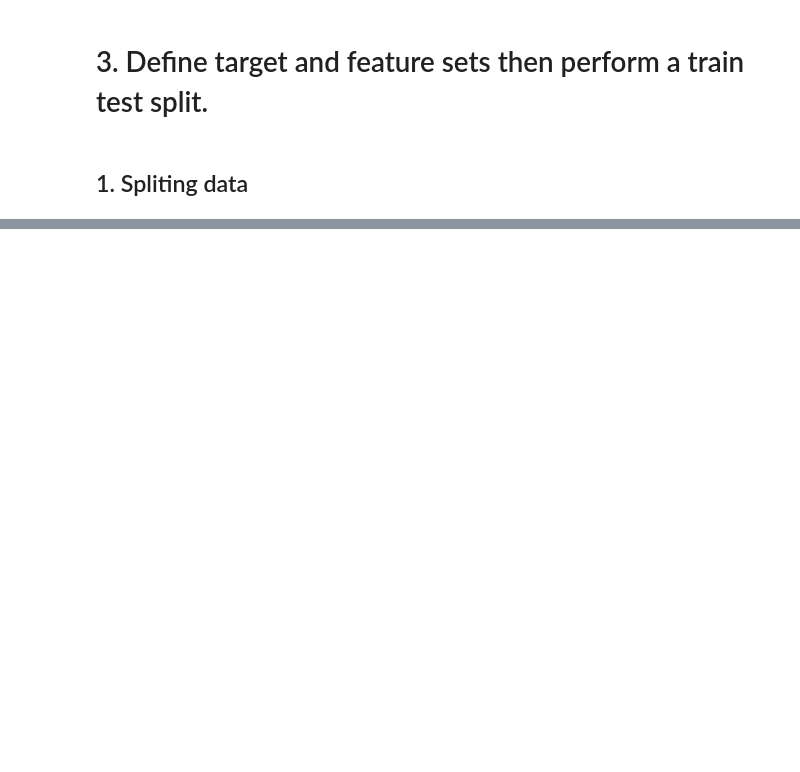
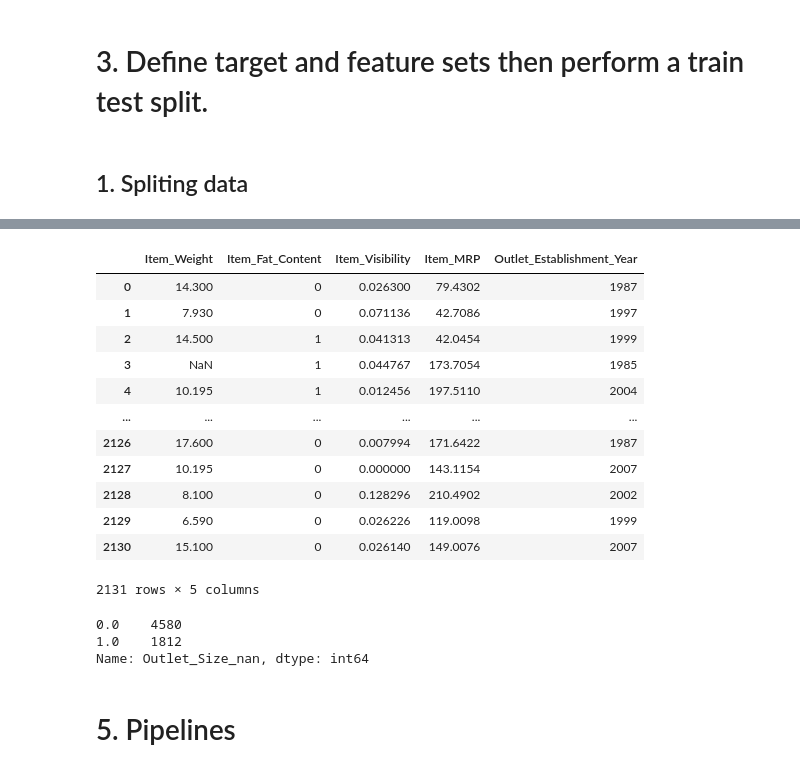
Before and after one commit to LuccasBracci/Sales-Predictions, a Jupyter notebook: Sales_Predictions_Modeling.ipynb, the cells around one changed output, grey strips where cells are left out. Drawn from its saved outputs; the diff is of its cells as text; code cells hidden in the pictures; blank space fills up the shorter version.

```diff
--- a/Sales_Predictions_Modeling.ipynb
+++ b/Sales_Predictions_Modeling.ipynb
@@ -165,7 +156,3 @@ SimpleImputer()
-# %%
-X_train.loc[:, num_columns] = mean_imputer.transform(X_train[num_columns])
-
-X_test.loc[:, num_columns] = mean_imputer.transform(X_test[num_columns])
 # %%
 X_train.isna().any()
 # %% [output]
@@ -196,0 +218,3 @@ dtype: bool
+# %%
+preprocessor = make_column_transformer(num_tuple, cat_tuple)
+preprocessor
@@ -237,0 +310,31 @@ X_train_df
+# %%
+# isolate the numeric columns
+train_nums = X_train[num_selector(X_train)].reset_index(drop=True)
+test_nums = X_test[num_selector(X_test)].reset_index(drop=True)
+
+test_nums
+# %% [output]
+|  | Item_Weight | Item_Fat_Content | Item_Visibility | Item_MRP | Outlet_Establishment_Year |
+| 0 | 14.300 | 0 | 0.026300 | 79.4302 | 1987 |
+| 1 | 7.930 | 0 | 0.071136 | 42.7086 | 1997 |
+| 2 | 14.500 | 1 | 0.041313 | 42.0454 | 1999 |
+| 3 | NaN | 1 | 0.044767 | 173.7054 | 1985 |
+| 4 | 10.195 | 1 | 0.012456 | 197.5110 | 2004 |
+| ... | ... | ... | ... | ... | ... |
+| 2126 | 17.600 | 0 | 0.007994 | 171.6422 | 1987 |
+| 2127 | 10.195 | 0 | 0.000000 | 143.1154 | 2007 |
+| 2128 | 8.100 | 0 | 0.128296 | 210.4902 | 2002 |
+| 2129 | 6.590 | 0 | 0.026226 | 119.0098 | 1999 |
+| 2130 | 15.100 | 0 | 0.026140 | 149.0076 | 2007 |
+2131 rows × 5 columns
+# %%
+# re-combine the train and test sets on axis 1 (columns)
+X_train_processed = pd.concat([train_nums, train_ohe], axis=1)
+X_test_processed = pd.concat([test_nums, test_ohe], axis=1)
+X_train_processed['Outlet_Size_nan'].value_counts()
+# %% [output]
+0.0    4580
+1.0    1812
+Name: Outlet_Size_nan, dtype: int64
+# %% [markdown]
+# 5. Pipelines
```
Also changed, not shown: parts of 47 cells of this notebook.
